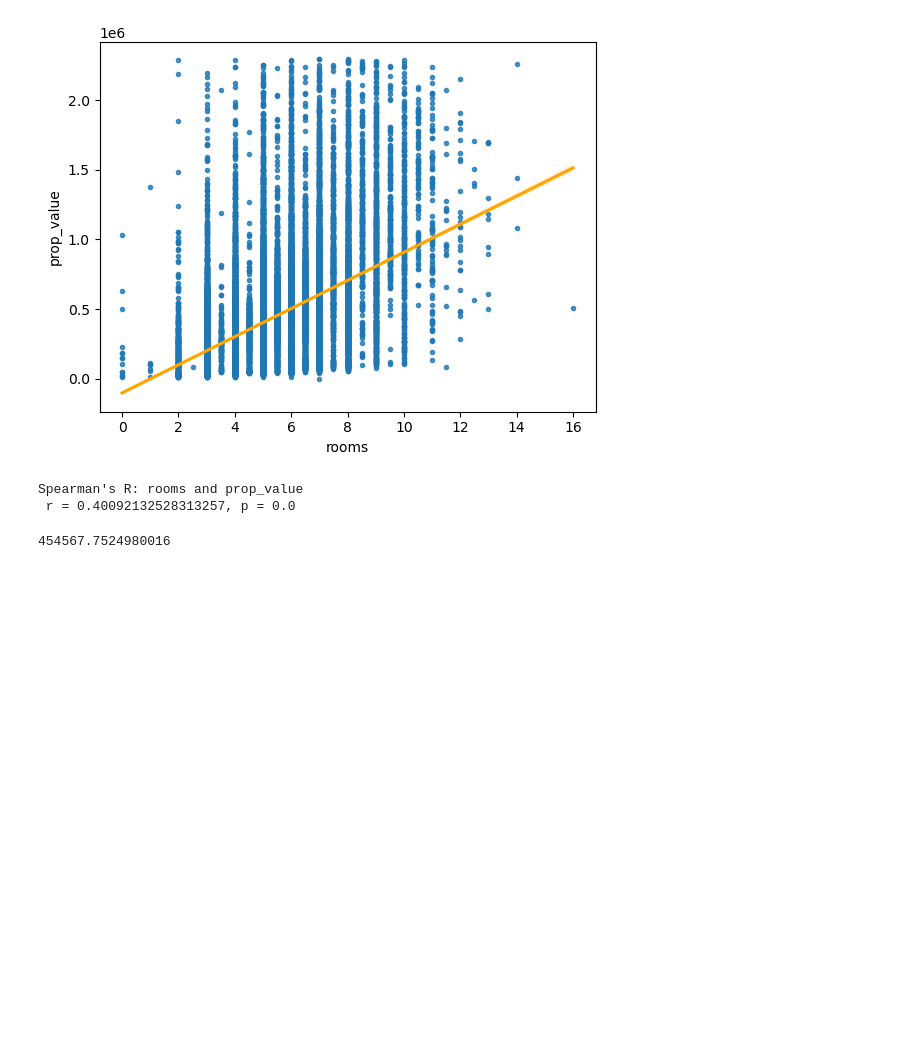
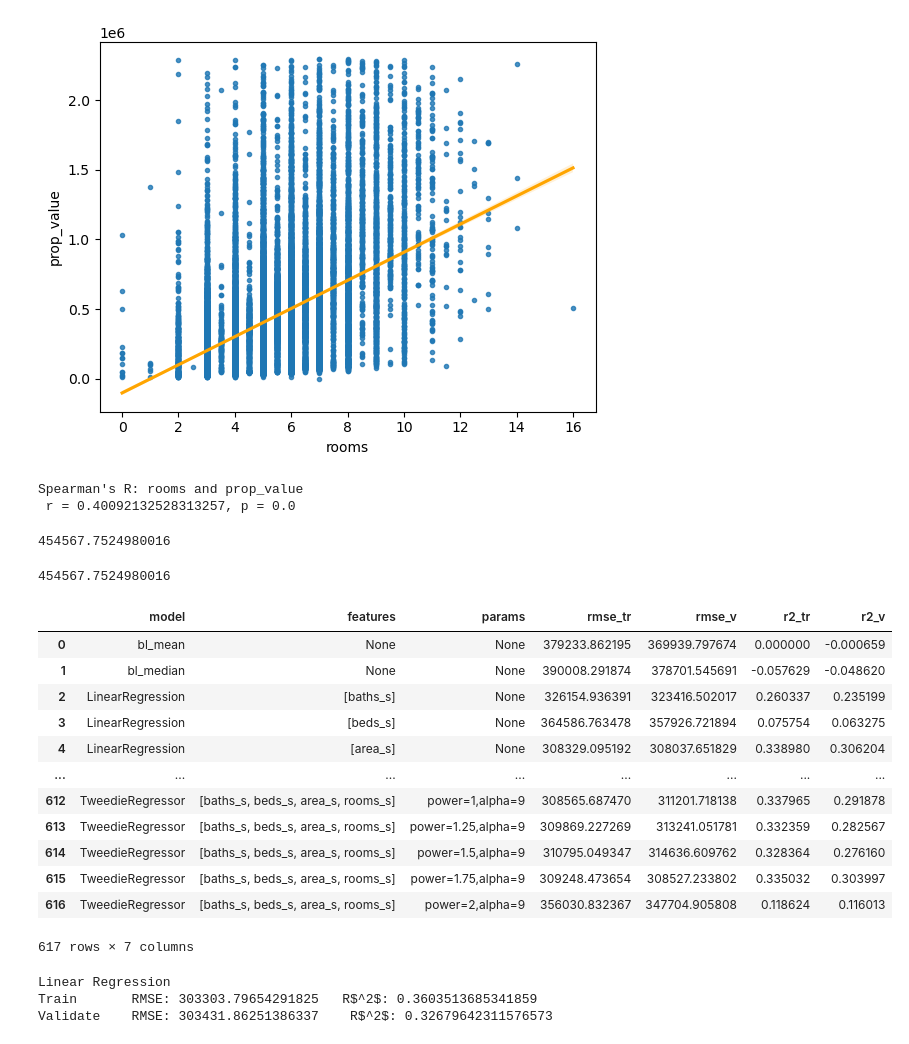
Before and after one commit to tkephart96/project_zillow, a Jupyter notebook: zillow_a.ipynb, the cells around one changed output. Drawn from its saved outputs; the diff is of its cells as text; code cells hidden in the pictures; blank space fills up the shorter version.

Commit message:
almost done modeling

```diff
--- a/zillow_a.ipynb
+++ b/zillow_a.ipynb
@@ -298,4 +296,25 @@ test = test.assign(rooms=(test.beds+test.baths))
 # %%
 X_train,X_val,X_test = train.drop(columns=['prop_value']),val.drop(columns=['prop_value']),test.drop(columns=['prop_value'])
 Xs_train,Xs_val,Xs_test = w.std_zillow(X_train,X_val,X_test)
-y_train,y_val,y_test = train.prop_value,val.prop_value,test.prop_value
+y_train,y_val,y_test = train[['prop_value']],val[['prop_value']],test[['prop_value']]
+# %%
+y_train.mean()[0]
+# %% [output]
+454567.7524980016
+# %%
+metrics = m.reg_mods(Xs_train,y_train,Xs_val,y_val,features=None,alpha=[1,5,6,7,8,9],degree=[2,3,4,5],power=[1,1.25,1.5,1.75,2])
+metrics
+# %% [output]
+|  | model | features | params | rmse_tr | rmse_v | r2_tr | r2_v |
+| 0 | bl_mean | None | None | 379233.862195 | 369939.797674 | 0.000000 | -0.000659 |
+| 1 | bl_median | None | None | 390008.291874 | 378701.545691 | -0.057629 | -0.048620 |
+| 2 | LinearRegression | [baths_s] | None | 326154.936391 | 323416.502017 | 0.260337 | 0.235199 |
+| 3 | LinearRegression | [beds_s] | None | 364586.763478 | 357926.721894 | 0.075754 | 0.063275 |
+| 4 | LinearRegression | [area_s] | None | 308329.095192 | 308037.651829 | 0.338980 | 0.306204 |
+| ... | ... | ... | ... | ... | ... | ... | ... |
+| 612 | TweedieRegressor | [baths_s, beds_s, area_s, rooms_s] | power=1,alpha=9 | 308565.687470 | 311201.718138 | 0.337965 | 0.291878 |
+| 613 | TweedieRegressor | [baths_s, beds_s, area_s, rooms_s] | power=1.25,alpha=9 | 309869.227269 | 313241.051781 | 0.332359 | 0.282567 |
+| 614 | TweedieRegressor | [baths_s, beds_s, area_s, rooms_s] | power=1.5,alpha=9 | 310795.049347 | 314636.609762 | 0.328364 | 0.276160 |
+| 615 | TweedieRegressor | [baths_s, beds_s, area_s, rooms_s] | power=1.75,alpha=9 | 309248.473654 | 308527.233802 | 0.335032 | 0.303997 |
+| 616 | TweedieRegressor | [baths_s, beds_s, area_s, rooms_s] | power=2,alpha=9 | 356030.832367 | 347704.905808 | 0.118624 | 0.116013 |
+617 rows × 7 columns
@@ -301,0 +398,6 @@ y_train,y_val,y_test = train.prop_value,val.prop_value,test.prop_value
+# %%
+train_val_model('lr',Xs_train,y_train,Xs_val,y_val)
+# %% [output]
+Linear Regression
+Train       RMSE: 303303.79654291825   R$^2$: 0.3603513685341859
+Validate    RMSE: 303431.86251386337    R$^2$: 0.32679642311576573
```
Also changed, not shown: parts of 6 cells of this notebook.
